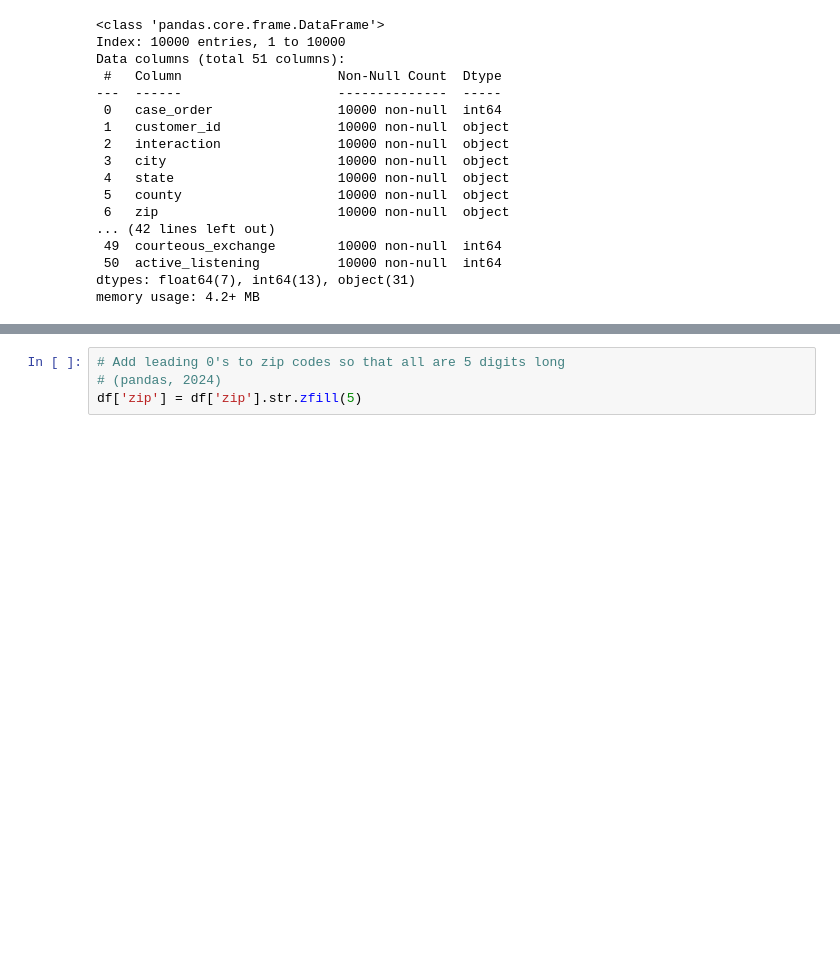
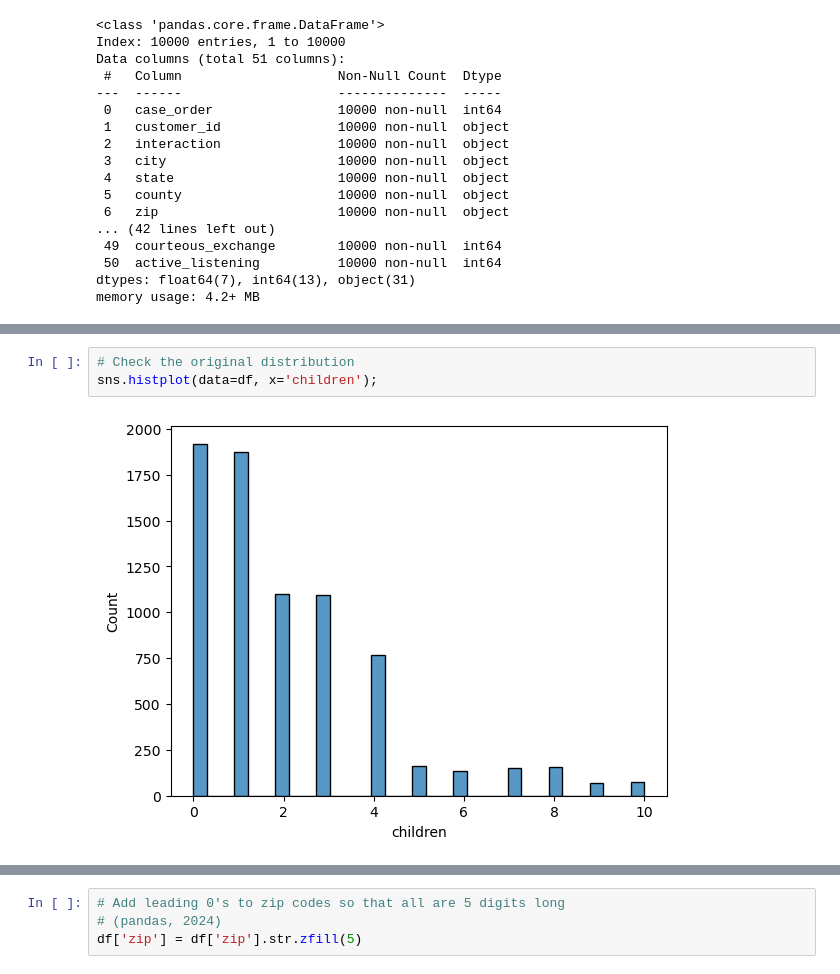
Before and after one commit to smmurdock/WGU-MSDA-DS, a Jupyter notebook: D206/Murdock_Shanay D206 PA Churn.ipynb, the cells around one changed output, grey strips where cells are left out. Saved outputs shown, nothing was run; the diff lists cells and outputs as text; blank space fills up the shorter version.

```diff
--- a/D206/Murdock_Shanay D206 PA Churn.ipynb
+++ b/D206/Murdock_Shanay D206 PA Churn.ipynb
@@ -2290,0 +2494,5 @@ memory usage: 4.2+ MB
+# %%
+# Check the original distribution
+sns.histplot(data=df, x='children');
+# %% [output]
+[figure, added]
```
Also changed, not shown: parts of 117 cells of this notebook.
